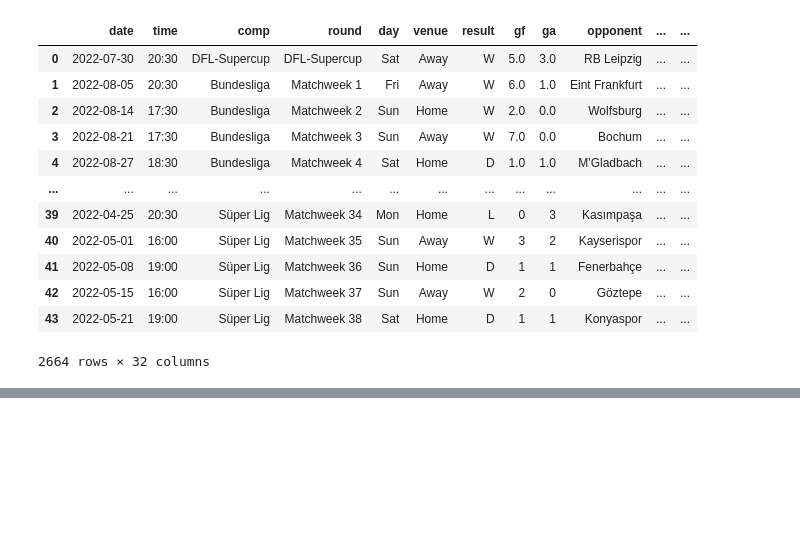
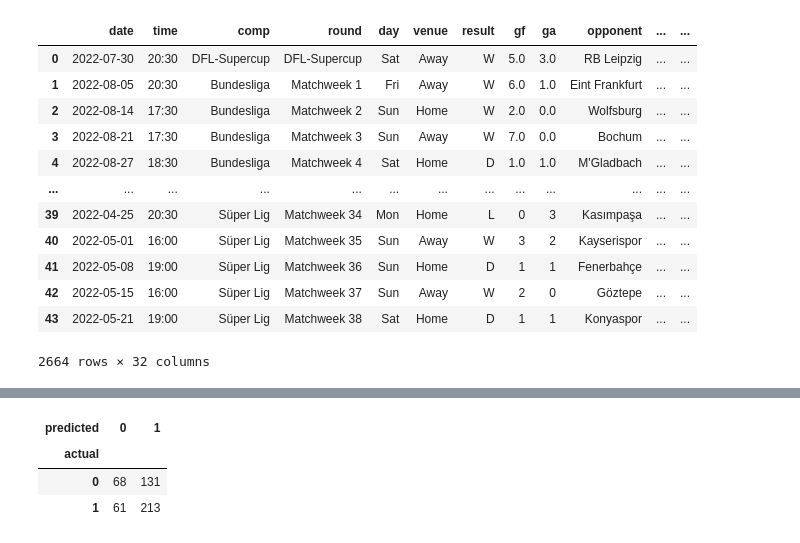
Before and after one commit to juchmielewska/assignment, a Jupyter notebook: Assignment 1a, forecasting.ipynb, the cells around one changed output, grey strips where cells are left out. Saved outputs shown, nothing was run; the diff lists cells and outputs as text; code cells hidden in the pictures; blank space fills up the shorter version.

```diff
--- a/Assignment 1a, forecasting.ipynb
+++ b/Assignment 1a, forecasting.ipynb
@@ -268,5 +280,10 @@ NameError: name 'test' is not defined
 # %%
-pd.crosstab(index=combined["actual"], columns=combined["prediction"])
+pd.crosstab(index=combined["actual"], columns=combined["predicted"])
+# %% [output]
+| predicted | 0 | 1 |
+| actual |  |  |
+| 0 | 68 | 131 |
+| 1 | 61 | 213 |
 # %%
 from sklearn.metrics import precision_score
 precision_score(test["target"], preds)
```
Also changed, not shown: parts of 13 cells of this notebook.
